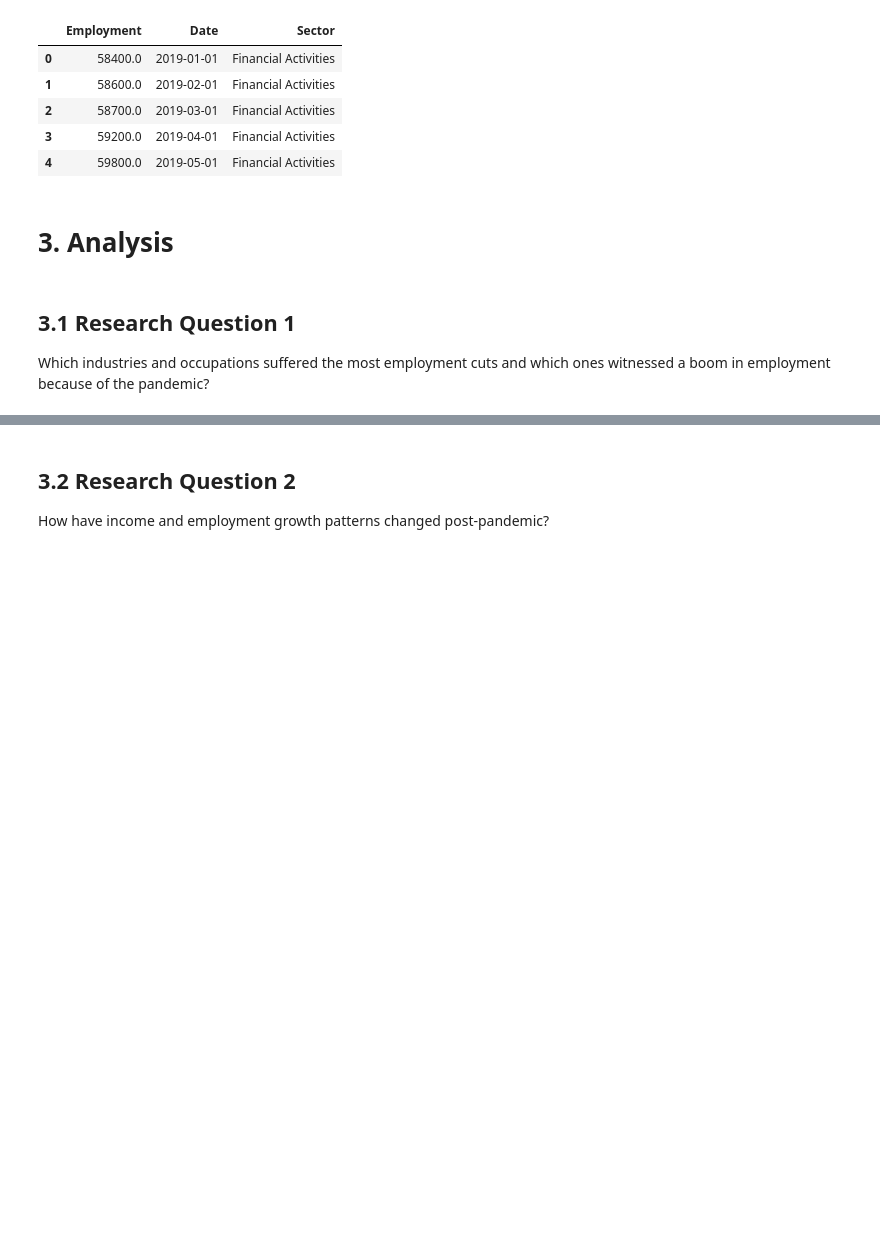
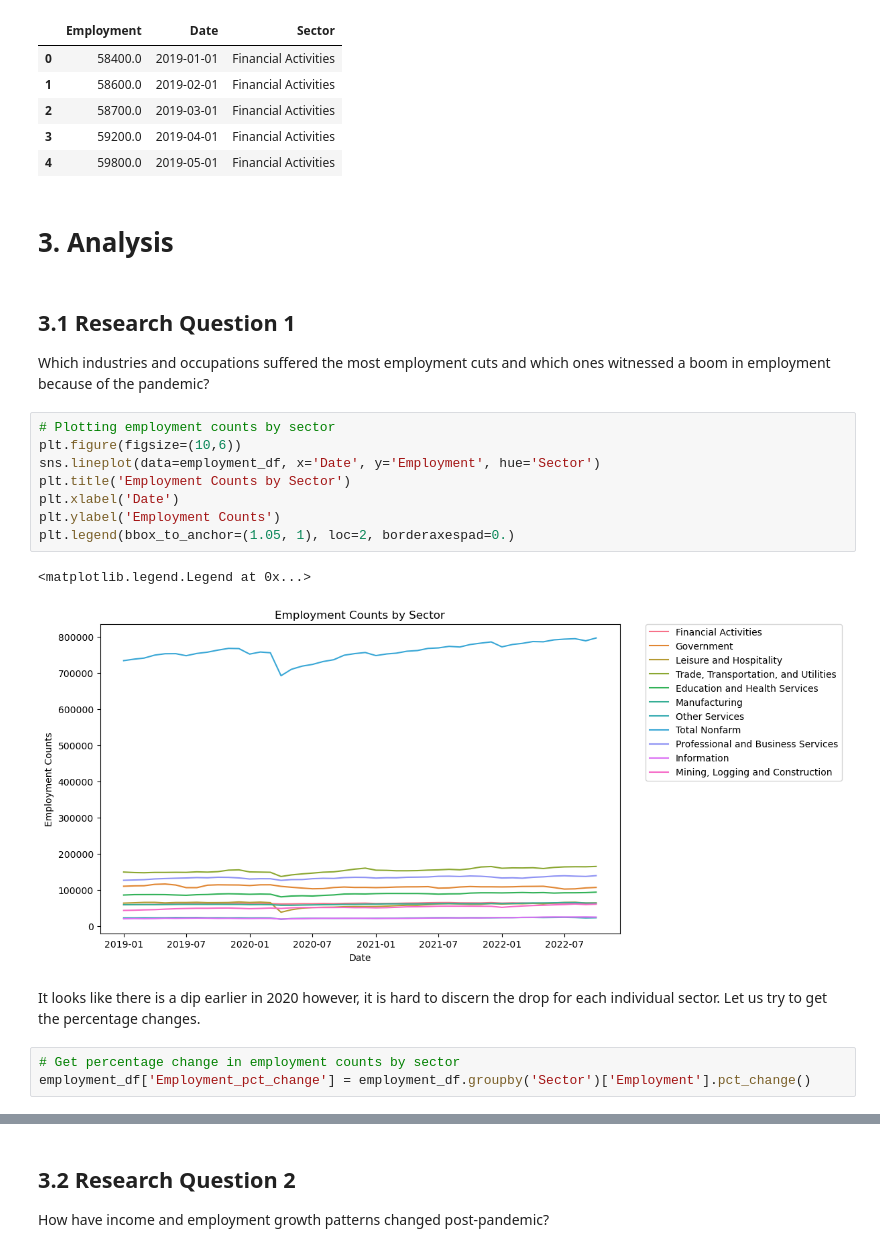
Before and after one commit to hbaghar/covid-analysis-data-512, a Jupyter notebook: Part_2_Analysis_Extension.ipynb, the cells around one changed output, grey strips where cells are left out. Saved outputs shown, nothing was run; the diff lists cells and outputs as text; blank space fills up the shorter version.

```diff
--- a/Part_2_Analysis_Extension.ipynb
+++ b/Part_2_Analysis_Extension.ipynb
@@ -167,3 +176,19 @@ employment_df.head()
 ## 3.1 Research Question 1
 
 Which industries and occupations suffered the most employment cuts and which ones witnessed a boom in employment because of the pandemic?
+# %%
+# Plotting employment counts by sector
+plt.figure(figsize=(10,6))
+sns.lineplot(data=employment_df, x='Date', y='Employment', hue='Sector')
+plt.title('Employment Counts by Sector')
+plt.xlabel('Date')
+plt.ylabel('Employment Counts')
+plt.legend(bbox_to_anchor=(1.05, 1), loc=2, borderaxespad=0.)
+# %% [output]
+<matplotlib.legend.Legend at 0x...>
+[figure, added]
+# %% [markdown]
+It looks like there is a dip earlier in 2020 however, it is hard to discern the drop for each individual sector. Let us try to get the percentage changes.
+# %%
+# Get percentage change in employment counts by sector
+employment_df['Employment_pct_change'] = employment_df.groupby('Sector')['Employment'].pct_change()
```
Also changed, not shown: parts of 21 cells of this notebook.
